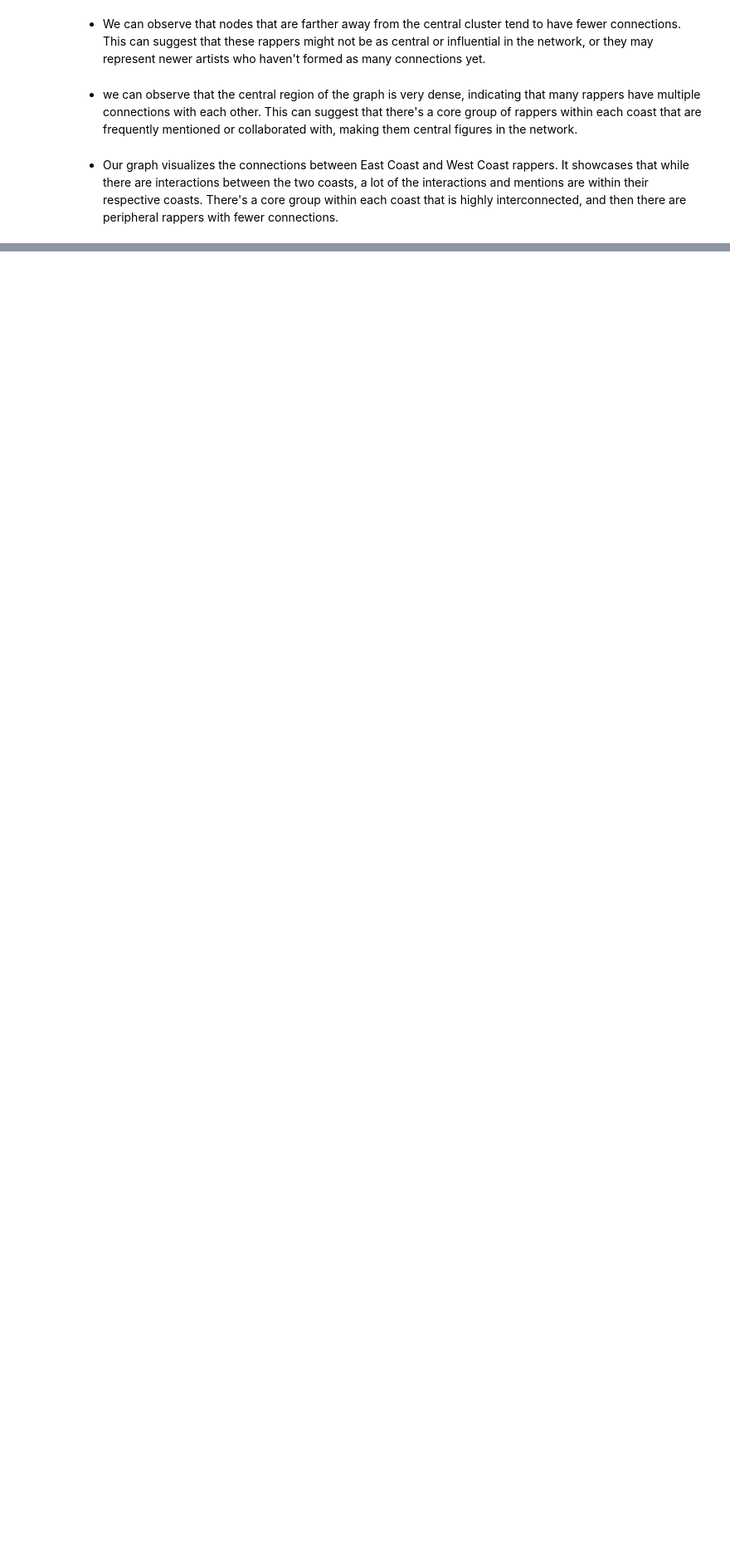
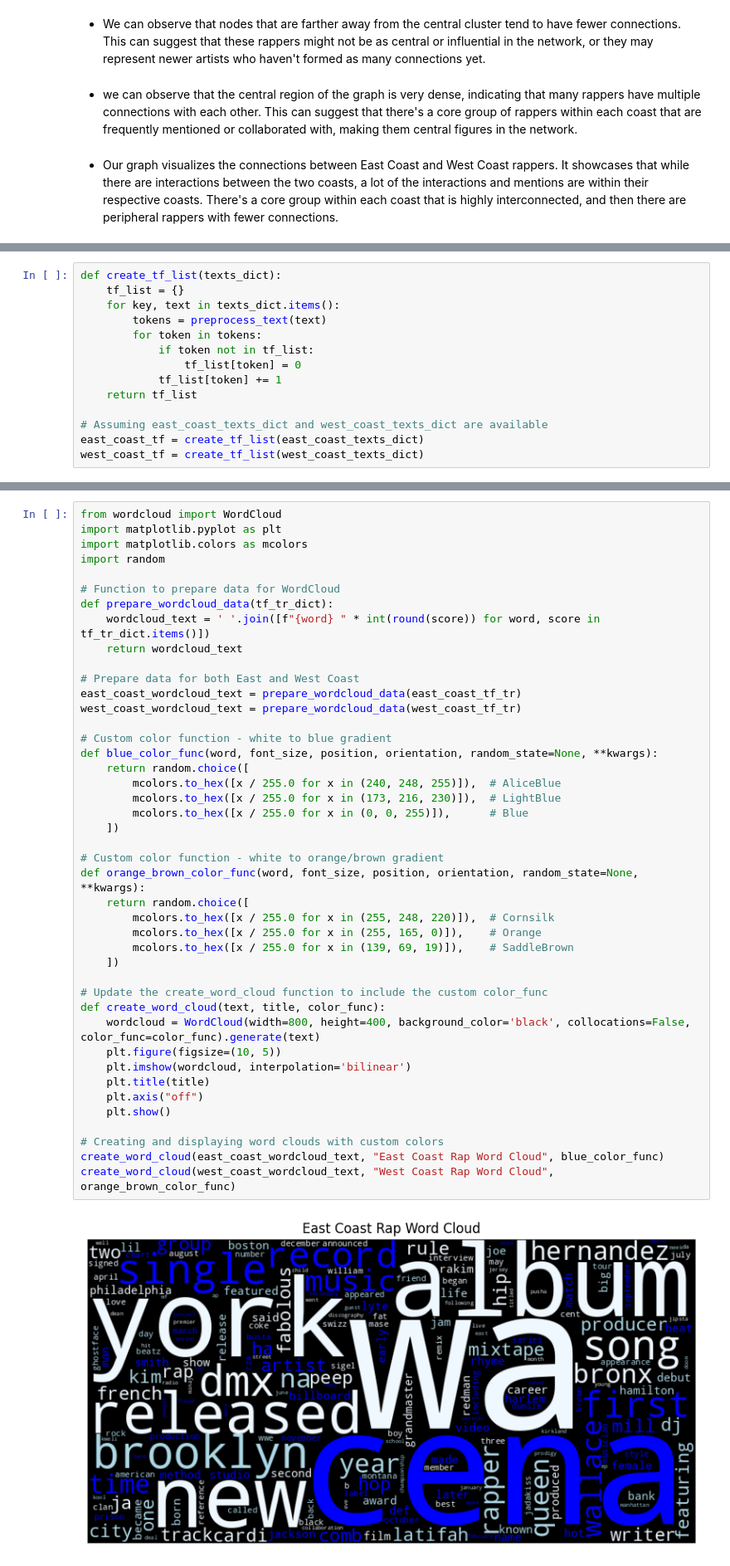
Before and after one commit to MrCogito/Social_Networks_2023, a Jupyter notebook: Assignment_2.ipynb, the cells around one changed output, grey strips where cells are left out. Shown at 83% size. Saved outputs shown, nothing was run; the diff lists cells and outputs as text; blank space fills up the shorter version.

```diff
--- a/Assignment_2.ipynb
+++ b/Assignment_2.ipynb
@@ -520,0 +594,14 @@ plt.show()
+# %%
+def create_tf_list(texts_dict):
+    tf_list = {}
+    for key, text in texts_dict.items():
+        tokens = preprocess_text(text)
+        for token in tokens:
+            if token not in tf_list:
+                tf_list[token] = 0
+            tf_list[token] += 1
+    return tf_list
+
+# Assuming east_coast_texts_dict and west_coast_texts_dict are available
+east_coast_tf = create_tf_list(east_coast_texts_dict)
+west_coast_tf = create_tf_list(west_coast_texts_dict)
@@ -520,0 +644,45 @@ plt.show()
+# %%
+from wordcloud import WordCloud
+import matplotlib.pyplot as plt
+import matplotlib.colors as mcolors
+import random
+
+# Function to prepare data for WordCloud
+def prepare_wordcloud_data(tf_tr_dict):
+    wordcloud_text = ' '.join([f"{word} " * int(round(score)) for word, score in tf_tr_dict.items()])
+    return wordcloud_text
+
+# Prepare data for both East and West Coast
+east_coast_wordcloud_text = prepare_wordcloud_data(east_coast_tf_tr)
+west_coast_wordcloud_text = prepare_wordcloud_data(west_coast_tf_tr)
+
+# Custom color function - white to blue gradient
+def blue_color_func(word, font_size, position, orientation, random_state=None, **kwargs):
+    return random.choice([
+        mcolors.to_hex([x / 255.0 for x in (240, 248, 255)]),  # AliceBlue
+        mcolors.to_hex([x / 255.0 for x in (173, 216, 230)]),  # LightBlue
+        mcolors.to_hex([x / 255.0 for x in (0, 0, 255)]),      # Blue
+    ])
+
+# Custom color function - white to orange/brown gradient
+def orange_brown_color_func(word, font_size, position, orientation, random_state=None, **kwargs):
+    return random.choice([
+        mcolors.to_hex([x / 255.0 for x in (255, 248, 220)]),  # Cornsilk
+        mcolors.to_hex([x / 255.0 for x in (255, 165, 0)]),    # Orange
+        mcolors.to_hex([x / 255.0 for x in (139, 69, 19)]),    # SaddleBrown
+    ])
+
+# Update the create_word_cloud function to include the custom color_func
+def create_word_cloud(text, title, color_func):
+    wordcloud = WordCloud(width=800, height=400, background_color='black', collocations=False, color_func=color_func).generate(text)
+    plt.figure(figsize=(10, 5))
+    plt.imshow(wordcloud, interpolation='bilinear')
+    plt.title(title)
+    plt.axis("off")
+    plt.show()
+
+# Creating and displaying word clouds with custom colors
+create_word_cloud(east_coast_wordcloud_text, "East Coast Rap Word Cloud", blue_color_func)
+create_word_cloud(west_coast_wordcloud_text, "West Coast Rap Word Cloud", orange_brown_color_func)
+# %% [output]
+[figure, added]
```
Also changed, not shown: parts of 38 cells of this notebook, 2 other files.
